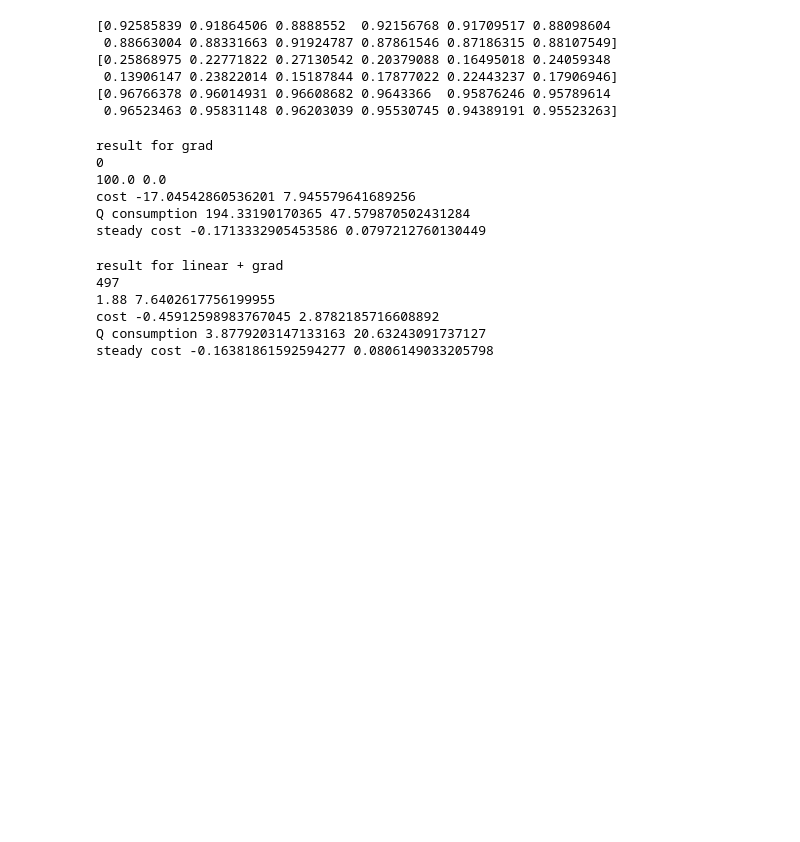
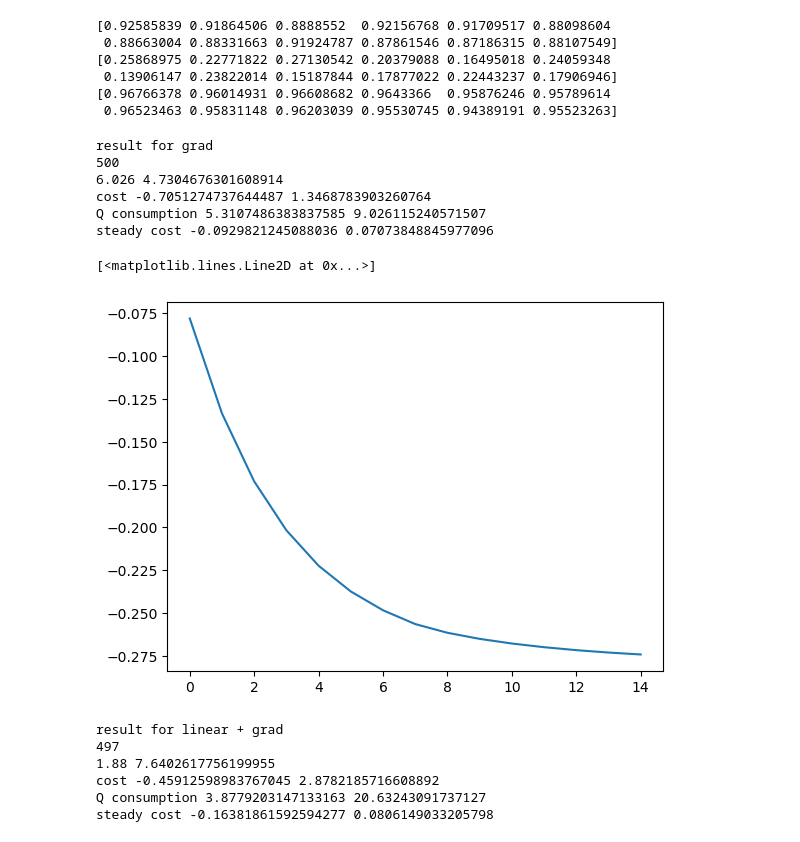
Before and after one commit to JieFeng-cse/steady-state-and-transient-for-voltage-control, a Jupyter notebook: IEEE_13bus_pandapower.ipynb, the cells around one changed output. Saved outputs shown, nothing was run; the diff lists cells and outputs as text; code cells hidden in the pictures; blank space fills up the shorter version.

```diff
--- a/IEEE_13bus_pandapower.ipynb
+++ b/IEEE_13bus_pandapower.ipynb
@@ -105,7 +105,7 @@ print(np.max(np.linalg.eigvals(XX_inv)))
 # %%
 from env_single_phase_13bus import IEEE13bus, create_13bus
 net = create_13bus()
-injection_bus = np.array([1,2,5,3,4,7,8,9,6,10,11,12])#1,2,5,3,4,7,8,9,6,10,11,12
+injection_bus = np.array([2,7,9])#1,2,5,3,4,7,8,9,6,10,11,12
 env = IEEE13bus(net, injection_bus)
 # %%
 env.network.bus
@@ -135,7 +135,8 @@ def cal_F(q, vpar, state, q_shape):
     return F_value
 # %%
 # set the limitation of Q for 13 bus system (all buses are installed with an PV)
-Q_limit = np.asarray([[-0.5,0.3],[-0.5,0.3],[-0.5,0.3],[-0.4,0.2],[-0.4,0.2],[-0.4,0.2],[-0.2,0.2],[-0.2,0.2],[-0.2,0.2],[-0.2,0.2],[-0.3,0.2],[-0.2,0.2]])
+# Q_limit = np.asarray([[-0.5,0.3],[-0.5,0.3],[-0.5,0.3],[-0.4,0.2],[-0.4,0.2],[-0.4,0.2],[-0.2,0.2],[-0.2,0.2],[-0.2,0.2],[-0.2,0.2],[-0.3,0.2],[-0.2,0.2]])
+Q_limit = np.asarray([[-1.4,1.4],[-1.4,1.28],[-1.4,0.6]])
 def safe_flow(Q,action,alpha,limit,agent_num):
     #this version only works for single phase case
     solution = np.zeros_like(Q)
@@ -362,10 +363,11 @@ plt.show()
  0.00000000e+00]
 [figure]
 # %%
-C = np.diag([0.5,0.7,0.5,0.7,1.0,0.7,1.0,0.7,1.0,1.0,1.0,1.0])*0.25
+# C = np.diag([0.5,0.7,0.5,0.7,1.0,0.7,1.0,0.7,1.0,1.0,1.0,1.0])*0.25
+C = np.diag([0.7,0.5,0.6])*0.15
 # C = np.eye(num_agent)*0.01
 # %%
-def test_suc_rate_grad(algm, step_num=100,gamma=0.5,num_trail=500):
+def test_suc_rate_grad(algm, step_num=100,gamma=0.5,num_trail=500,alpha=0.7):
     success_num = 0
     final_state_list = []
     final_step_list = []
@@ -397,7 +399,7 @@ def test_suc_rate_grad(algm, step_num=100,gamma=0.5,num_trail=500):
             # execute action a_t and observe reward r_t and observe next state s_{t+1}
             next_state, reward, reward_sep, done = env.step_Preward(action, (last_action-action))
 
-            done = False
+            # done = False
             action_list.append(last_action-action)
             state_list.append(next_state)
             last_action = np.copy(action)
@@ -411,7 +413,7 @@ def test_suc_rate_grad(algm, step_num=100,gamma=0.5,num_trail=500):
                 control_cost_list.append(np.sum(np.asarray(control_action)))
                 break
 
-        error = np.linalg.norm(action- np.linalg.inv(C+XX)@(np.ones((num_agent,ph_num))-np.square(vpar.reshape((num_agent,ph_num)))))
+        # error = np.linalg.norm(action- np.linalg.inv(C+XX)@(np.ones((num_agent,ph_num))-np.square(vpar.reshape((num_agent,ph_num)))))
 
         if not done:
             final_step_list.append(step_num)
@@ -447,14 +449,17 @@ print(XX@q_desired+np.square(vpar))
  0.96523463 0.95831148 0.96203039 0.95530745 0.94389191 0.95523263]
 # %%
 final_state_grad,vpar,state,action, F_list = test_suc_rate_grad('grad',100,0.5,500)
-# plt.plot(range(100),np.squeeze(F_list[0]))
+test_id = 0
+plt.plot(range(np.squeeze(F_list[test_id]).shape[0]),np.squeeze(F_list[test_id]))
 # %% [output]
 result for grad
-0
-100.0 0.0
-cost -17.04542860536201 7.945579641689256
-Q consumption 194.33190170365 47.579870502431284
-steady cost -0.1713332905453586 0.0797212760130449
+500
+6.026 4.7304676301608914
+cost -0.7051274737644487 1.3468783903260764
+Q consumption 5.3107486383837585 9.026115240571507
+steady cost -0.0929821245088036 0.07073848845977096
+[<matplotlib.lines.Line2D at 0x...>]
+[figure, added]
 # %%
 alpha = 0.7
 def test_suc_rate_grad_and_linear(algm, step_num=100,gamma=0.5, num_trail=500):
```
Also changed, not shown: 4 other files.
